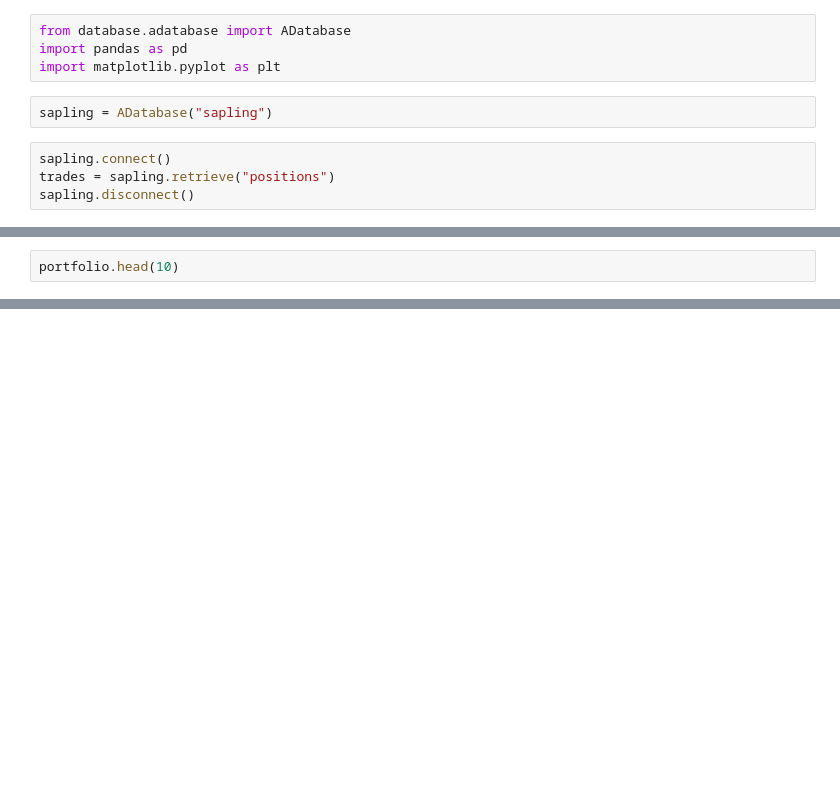
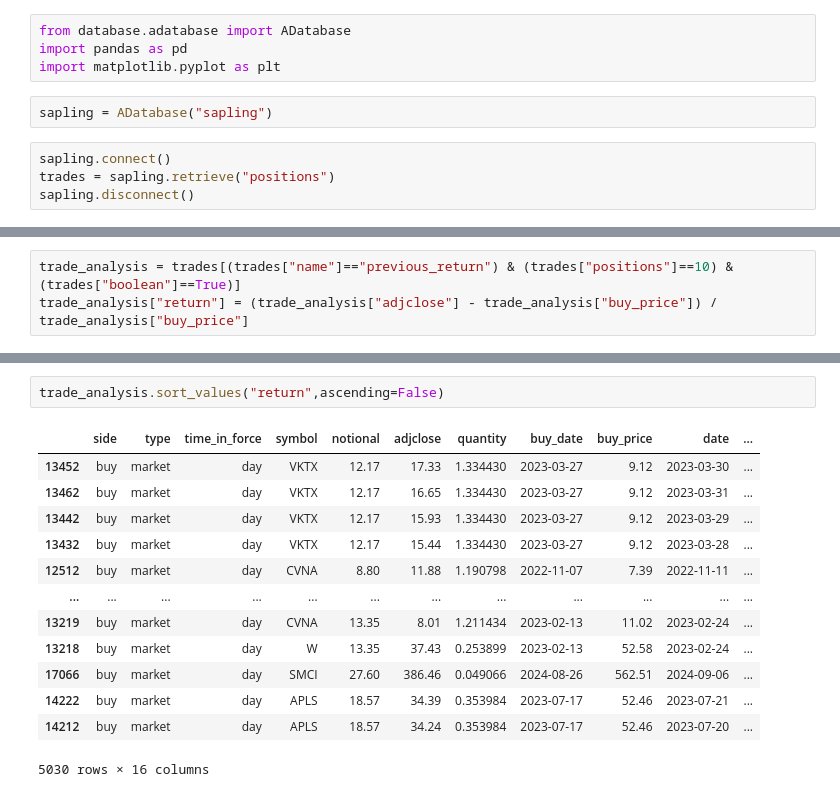
Before and after one commit to chung-ejy/sapling, a Jupyter notebook: trade_analysis.ipynb, the cells around one changed output, grey strips where cells are left out. Saved outputs shown, nothing was run; the diff lists cells and outputs as text; blank space fills up the shorter version.

```diff
--- a/trade_analysis.ipynb
+++ b/trade_analysis.ipynb
@@ -24,3 +92,4 @@ for name in trades["name"].unique():
 # %%
-portfolio.head(10)
+trade_analysis = trades[(trades["name"]=="previous_return") & (trades["positions"]==10) & (trades["boolean"]==True)]
+trade_analysis["return"] = (trade_analysis["adjclose"] - trade_analysis["buy_price"]) / trade_analysis["buy_price"]
 # %% [output]
@@ -37,0 +101,16 @@ portfolio.head(10)
+# %%
+trade_analysis.sort_values("return",ascending=False)
+# %% [output]
+|  | side | type | time_in_force | symbol | notional | adjclose | quantity | buy_date | buy_price | date | ... |
+| 13452 | buy | market | day | VKTX | 12.17 | 17.33 | 1.334430 | 2023-03-27 | 9.12 | 2023-03-30 | ... |
+| 13462 | buy | market | day | VKTX | 12.17 | 16.65 | 1.334430 | 2023-03-27 | 9.12 | 2023-03-31 | ... |
+| 13442 | buy | market | day | VKTX | 12.17 | 15.93 | 1.334430 | 2023-03-27 | 9.12 | 2023-03-29 | ... |
+| 13432 | buy | market | day | VKTX | 12.17 | 15.44 | 1.334430 | 2023-03-27 | 9.12 | 2023-03-28 | ... |
+| 12512 | buy | market | day | CVNA | 8.80 | 11.88 | 1.190798 | 2022-11-07 | 7.39 | 2022-11-11 | ... |
+| ... | ... | ... | ... | ... | ... | ... | ... | ... | ... | ... | ... |
+| 13219 | buy | market | day | CVNA | 13.35 | 8.01 | 1.211434 | 2023-02-13 | 11.02 | 2023-02-24 | ... |
+| 13218 | buy | market | day | W | 13.35 | 37.43 | 0.253899 | 2023-02-13 | 52.58 | 2023-02-24 | ... |
+| 17066 | buy | market | day | SMCI | 27.60 | 386.46 | 0.049066 | 2024-08-26 | 562.51 | 2024-09-06 | ... |
+| 14222 | buy | market | day | APLS | 18.57 | 34.39 | 0.353984 | 2023-07-17 | 52.46 | 2023-07-21 | ... |
+| 14212 | buy | market | day | APLS | 18.57 | 34.24 | 0.353984 | 2023-07-17 | 52.46 | 2023-07-20 | ... |
+5030 rows × 16 columns
```
Also changed, not shown: parts of 3 cells of this notebook, 11 other files.
